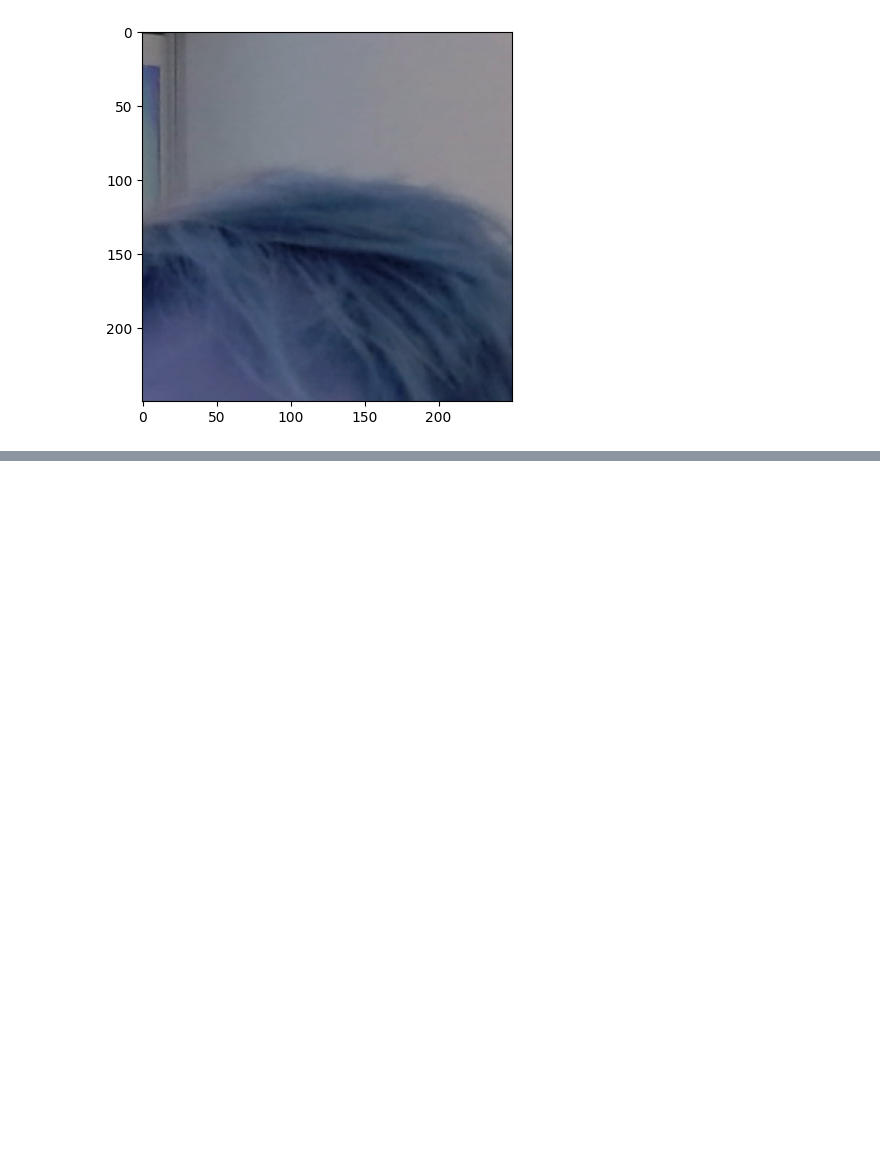
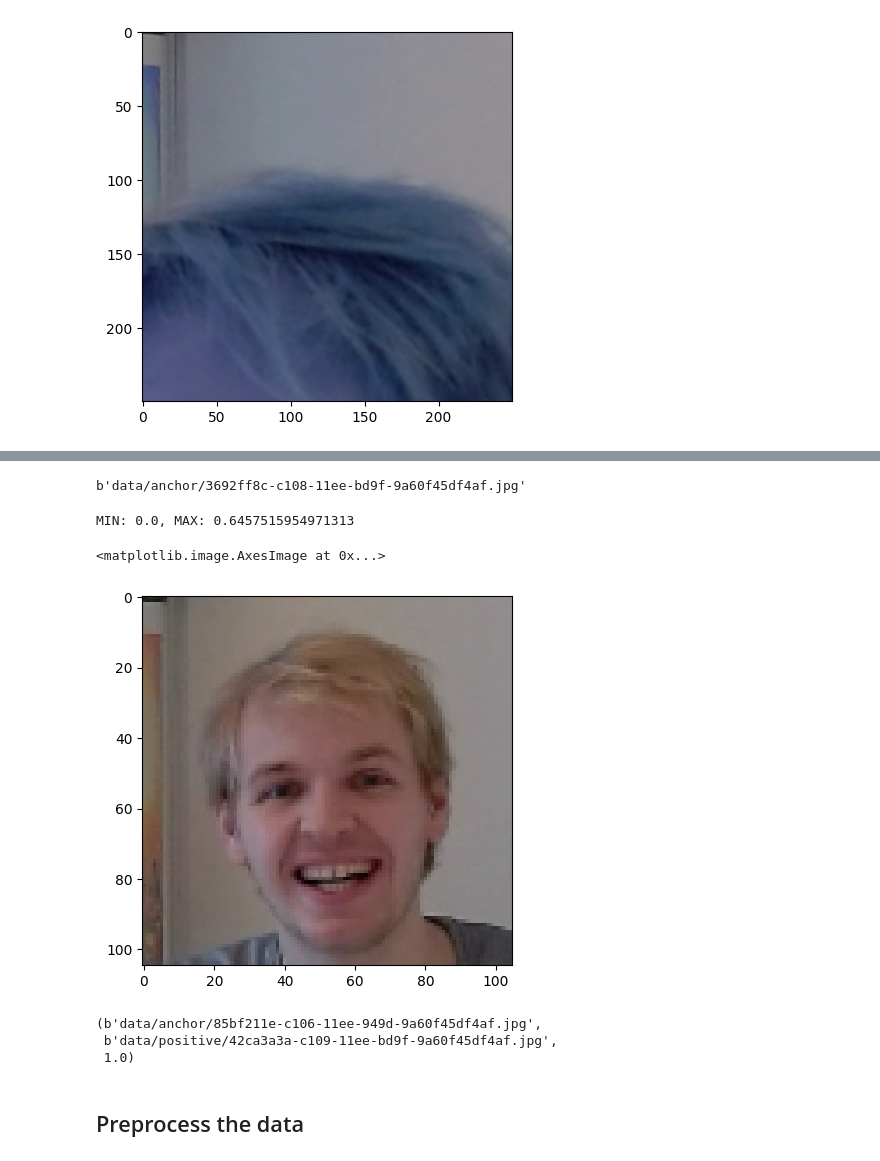
Before and after one commit to Cyrkryta/FacialRecognition, a Jupyter notebook: deepFaceRecognition.ipynb, the cells around one changed output, grey strips where cells are left out. Saved outputs shown, nothing was run; the diff lists cells and outputs as text; code cells hidden in the pictures; blank space fills up the shorter version.

Commit message:
Data partitioning done. Ready for deep...

```diff
--- a/deepFaceRecognition.ipynb
+++ b/deepFaceRecognition.ipynb
@@ -148,0 +157,28 @@ plt.imshow(frame)
+# %%
+print(dir_test.next())
+# %% [output]
+b'data/anchor/3692ff8c-c108-11ee-bd9f-9a60f45df4af.jpg'
+# %%
+# Image preprocessing
+def preprocess(path):
+    # Read in image
+    byte_img = tf.io.read_file(path)
+    # Decode jpeg
+    img = tf.io.decode_jpeg(byte_img)
+    # Resizing image
+    img = tf.image.resize(img, (105, 105))
+    # Normalising values
+    img = img / 255.0
+    # Return image
+    return img
+# %%
+img = preprocess('data/anchor/49da636e-c108-11ee-bd9f-9a60f45df4af.jpg')
+# %%
+print(f"MIN: {img.numpy().min()}, MAX: {img.numpy().max()}")
+# %% [output]
+MIN: 0.0, MAX: 0.6457515954971313
+# %%
+plt.imshow(img)
+# %% [output]
+<matplotlib.image.AxesImage at 0x...>
+[figure, added]
@@ -148,0 +191,9 @@ plt.imshow(frame)
+# %%
+example = test_sample.next()
+example
+# %% [output]
+(b'data/anchor/85bf211e-c106-11ee-949d-9a60f45df4af.jpg',
+ b'data/positive/42ca3a3a-c109-11ee-bd9f-9a60f45df4af.jpg',
+ 1.0)
+# %% [markdown]
+## Preprocess the data
```
Also changed, not shown: parts of 17 cells of this notebook, 1 other file.
